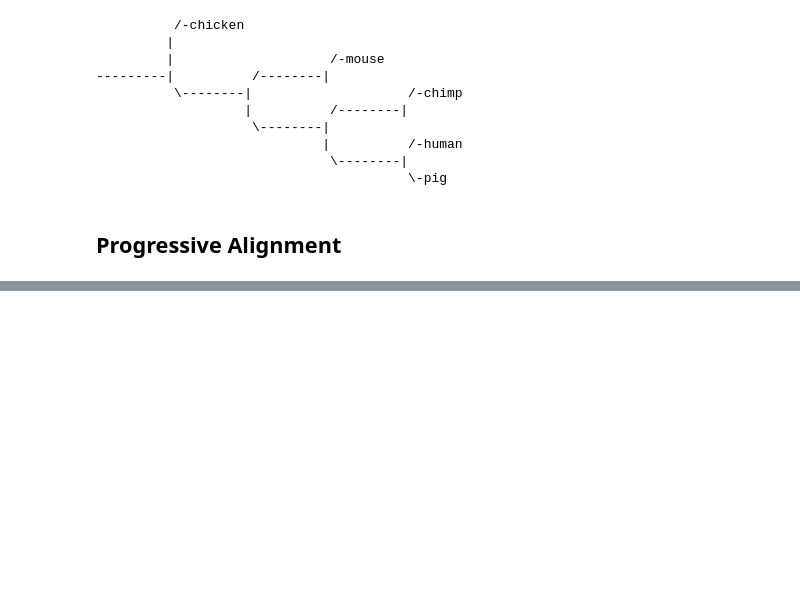
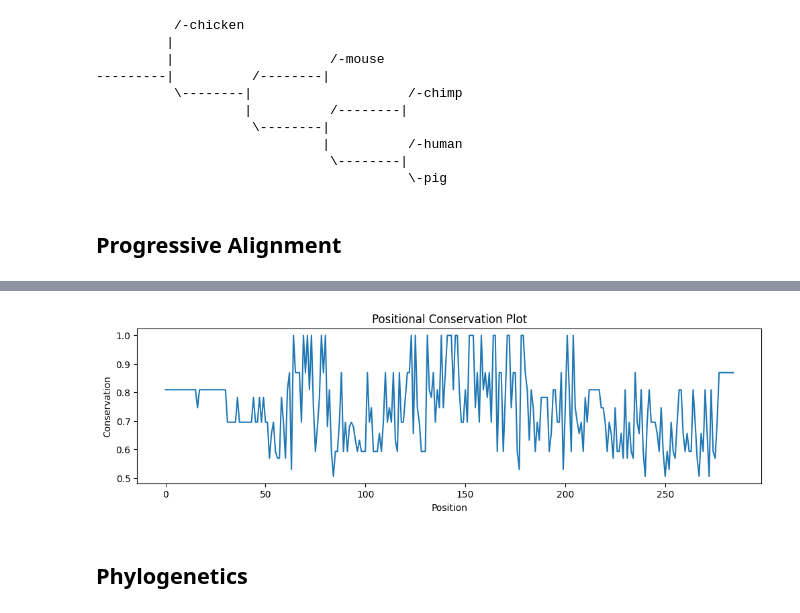
Before and after one commit to damiansp/completePython, a Jupyter notebook: biostat/sk_bio/tutorials/01_basic.ipynb, the cells around one changed output, grey strips where cells are left out. Drawn from its saved outputs; the diff is of its cells as text; code cells hidden in the pictures; blank space fills up the shorter version.

```diff
--- a/biostat/sk_bio/tutorials/01_basic.ipynb
+++ b/biostat/sk_bio/tutorials/01_basic.ipynb
@@ -280,3 +284,22 @@ print(guide_tree.ascii_art())
                                         \-pig
 # %% [markdown]
 ## Progressive Alignment
+# %%
+sm_dict = sm.to_dict()
+# %%
+def progressive_msa(query_seqs, guide_tree):
+    c1, c2 = guide_tree.children
+    if c1.is_tip():
+        c1_aln = query_seqs[c1.name]
+    else:
+        c1_aln = progressive_msa(query_seqs, c1)
+    if c2.is_tip():
+        c2_aln = query_seqs[c2.name]
+    else:
+        c2_aln = progressive_msa(query_seqs, c2)
+    return global_pairwise_align_protein(
+        c1_aln, c2_aln, substitution_matrix=sm_dict
+    )[0]
+# %%
+msa = progressive_msa(prot_dict, guide_tree)
+msa
@@ -282,0 +343,3 @@ print(guide_tree.ascii_art())
+# %%
+conserv = msa.conservation(gap_mode='include')
+conserv[100:110]
@@ -282,0 +378,10 @@ print(guide_tree.ascii_art())
+# %%
+plt.figure(figsize=(12, 3))
+plt.plot(range(len(conserv)), conserv)
+plt.xlabel('Position')
+plt.ylabel('Conservation')
+plt.title('Positional Conservation Plot');
+# %% [output]
+[figure, added]
+# %% [markdown]
+## Phylogenetics
```
Also changed, not shown: parts of 8 cells of this notebook.
